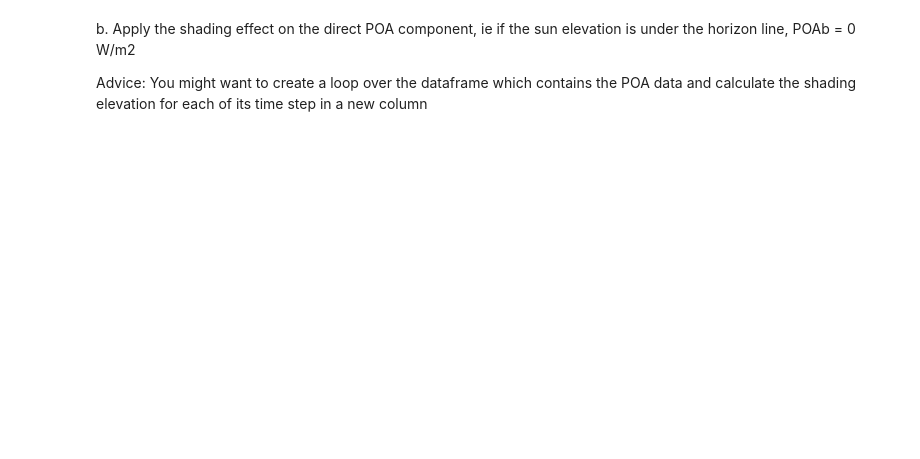
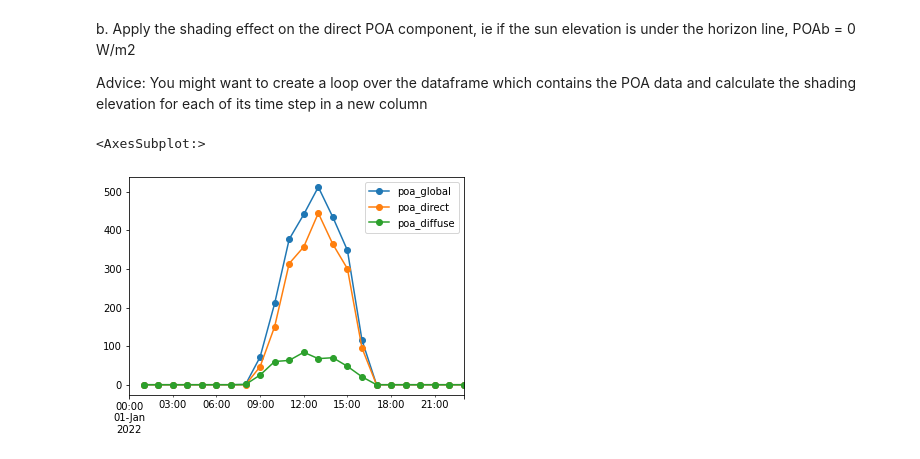
Before and after one commit to AlexandreHugoMathieu/pvfault_detection_solar_academy, a Jupyter notebook: notebooks/python_intro2_horizon_mask.ipynb, the cells around one changed output. Drawn from its saved outputs; the diff is of its cells as text; code cells hidden in the pictures; blank space fills up the shorter version.

```diff
--- a/notebooks/python_intro2_horizon_mask.ipynb
+++ b/notebooks/python_intro2_horizon_mask.ipynb
@@ -158,3 +272,10 @@ print(cos_aoi)
 #### Exercice
 
 Apply the function cos_aoi_function() on the pd.DataFrame "solar_position"
+# %%
+beta = 20 # tilt [°]
+azimuth = 180 # azimuth [°]
+
+solar_position["elevation"] = 90-solar_position["zenith"]
+cos_aoi = cos_aoi_function(beta, azimuth, solar_position["elevation"], solar_position["azimuth"])
+print(cos_aoi.head())
@@ -188,4 +346,20 @@ b. Apply the shading effect on the direct POA component, ie if the sun elevation
 
 Advice: You might want to create a loop over the dataframe which contains the POA data and calculate the shading elevation for each of its time step in a new column
 # %%
-# Develop your code here
+# Installation orientation
+beta = 20 # tilt [°]
+azimuth = 180 # azimuth [°]
+rho = 0.2 # albedo
+# %%
+# Calculate poa components with the lazy way thanks to the pvlib package
+from pvlib.irradiance import get_total_irradiance
+
+# Notice it takes degrees as inputs
+poa_data = get_total_irradiance(beta, azimuth, solar_position["zenith"], solar_position["azimuth"], weather_data["dni"],
+                                weather_data["ghi"], weather_data["dhi"], albedo=rho)
+
+# Plot the first day
+poa_data.loc[:, ["poa_global", "poa_direct", "poa_diffuse"]].head(24).plot(marker="o")
+# %% [output]
+<AxesSubplot:>
+[figure, added]
```
Also changed, not shown: parts of 21 cells of this notebook, 5 other files.
